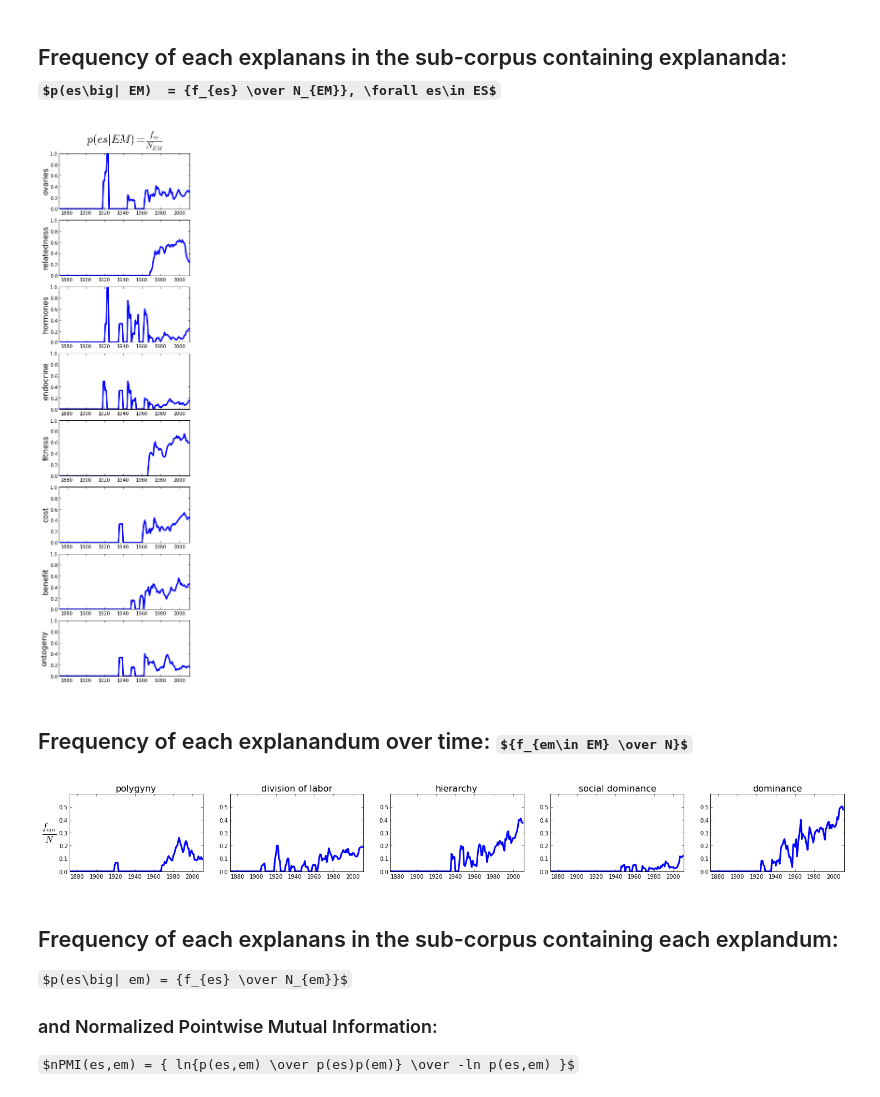
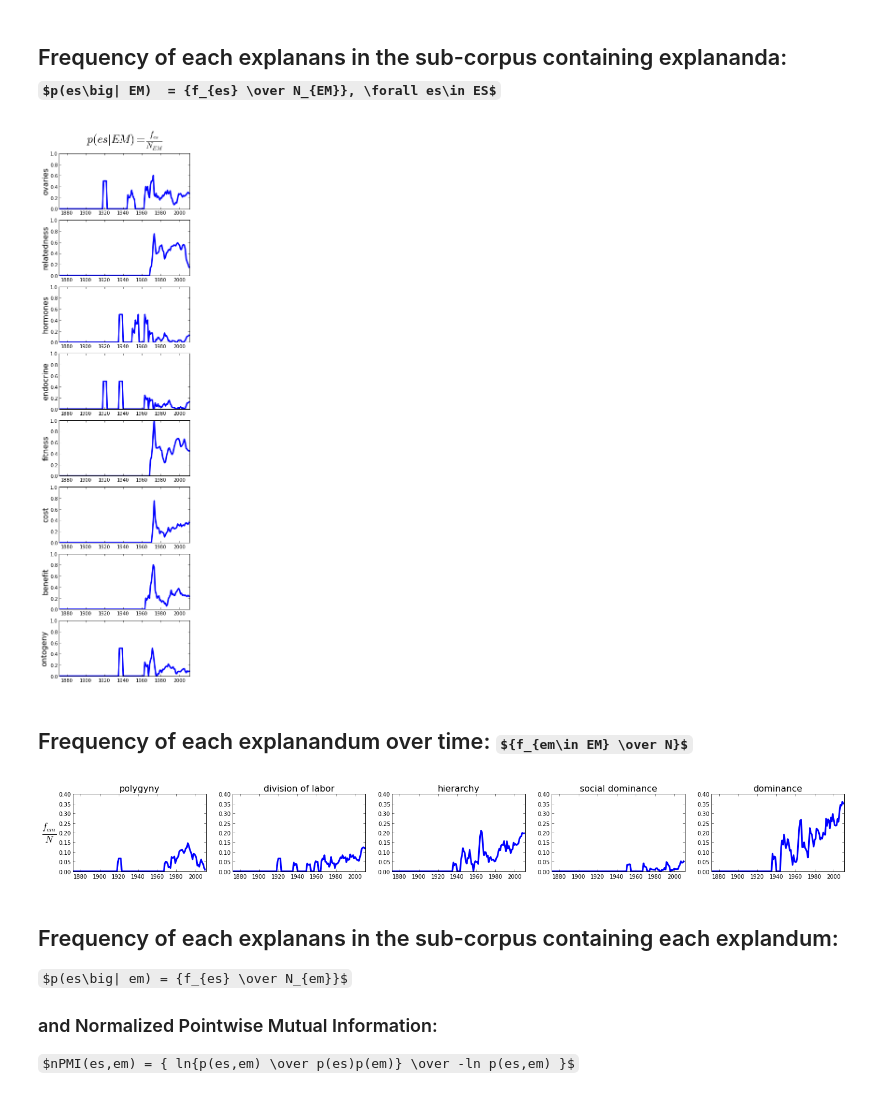
Before and after one commit to erickpeirson/Social-Dominance-in-Polistes, a Jupyter notebook: 20140419 - Guido co-occurrence.ipynb, the cells around one changed output. Cells and saved outputs as stored; diff of their text form; code cells hidden in the pictures; some formulas as TeX source.

```diff
--- a/20140419 - Guido co-occurrence.ipynb
+++ b/20140419 - Guido co-occurrence.ipynb
@@ -103,7 +103,7 @@ for period,dois in D.axes['date'].iteritems():
                 ex_type = len(ex_variant.split())    # 1, 2, or 3.
 
                 try:
-                    if ex_variant in types[ex_type][doi]:
+                    if ex_variant in types[ex_type][doi] and types[ex_type][doi][ex_variant] > 1:
                         # Count explanandum (concept) only once/document.
                         if not ex_found:
                             nodes[explanandum[0]] += 1
@@ -124,7 +124,7 @@ for period,dois in D.axes['date'].iteritems():
             for es_variant in explanans:
                 es_type = len(es_variant.split())    # 1, 2, or 3.
                 try:
-                    if es_variant in types[es_type][doi]:
+                    if es_variant in types[es_type][doi] and types[es_type][doi][es_variant] > 1:
                         # Count explananda (concept) only once/document.
                         if not es_found:
                             nodes[explanans[0]] += 1
@@ -216,7 +216,7 @@ for period,dois in D.axes['date'].iteritems():
             e = em[0]
             e_type = len(e.split())
             try:
-                if e in types[e_type][doi]:
+                if e in types[e_type][doi] and types[e_type][doi][e] > 1:
                     N_EM[period][e].add(doi)
                     if not em_found:
                         N_em[period] += 1
@@ -237,7 +237,7 @@ for period,EM in N_EM.iteritems():
         s_type = len(s.split())
         dois = set([ d for dl in EM.values() for d in dl ])
         for doi in dois:
-            if s in types[s_type][doi]:
+            if s in types[s_type][doi] and types[s_type][doi][s] > 1:
                 f_es[s][period] += 1
 # %%
 # Fill in missing zeros.
@@ -270,25 +270,25 @@ for i in xrange(N_s):
 
 plt.show()
 # %% [output]
-[figure, old version]
+[figure, new version]
 # %% [markdown]
 ## Frequency of each explanandum over time: ${f_{em\in EM} \over N}$
 # %%
 fig = plt.figure(figsize=(25,2.5))
 
 for i in xrange(N_m):
     em = explananda[i][0]
     ax = plt.subplot(1, N_m, i+1)
     values = tf[em]
     ax.plot(values.keys(), values.values(), label=em, lw=3)#, color=c(t))
     ax.set_xlim(1872, 2011)
-    ax.set_ylim(0., 0.6)
+    ax.set_ylim(0., 0.4)
     ax.set_title(em, fontsize=16)
     if i == 0:
         ax.set_ylabel(r'$\frac{f_{em}}{N}$', rotation='horizontal', fontsize=24)
 plt.show()
 # %% [output]
-[figure, old version]
+[figure, new version]
 # %% [markdown]
 ## Frequency of each explanans in the sub-corpus containing each explandum:
 $p(es\big| em) = {f_{es} \over N_{em}}$
```
Also changed, not shown: parts of 3 cells of this notebook, 1 other file.
